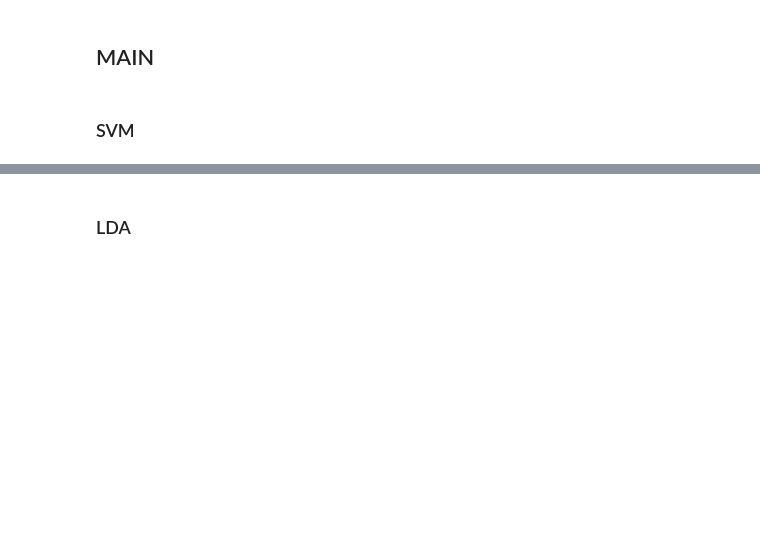
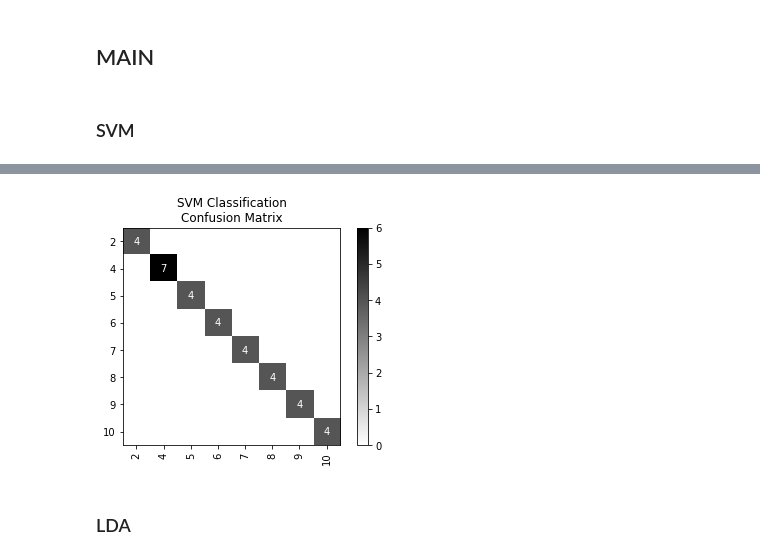
Before and after one commit to mattsit/ph-machine-learning, a Jupyter notebook: CS189/ml_pipeline/ModelGridSearch.ipynb, the cells around one changed output, grey strips where cells are left out. Saved outputs shown, nothing was run; the diff lists cells and outputs as text; code cells hidden in the pictures; blank space fills up the shorter version.

```diff
--- a/CS189/ml_pipeline/ModelGridSearch.ipynb
+++ b/CS189/ml_pipeline/ModelGridSearch.ipynb
@@ -114,3 +189,8 @@ plt.show()
+# %%
+cfm = create_confusion_matrix(best_original_model, X_all_c[0], Y_all_c[0])
+plotConfusionMatrix(cfm, "SVM")
+# %% [output]
+[figure, added]
 # %% [markdown]
 ### LDA
 # %%
```
Also changed, not shown: parts of 10 cells of this notebook, 46 other files.
